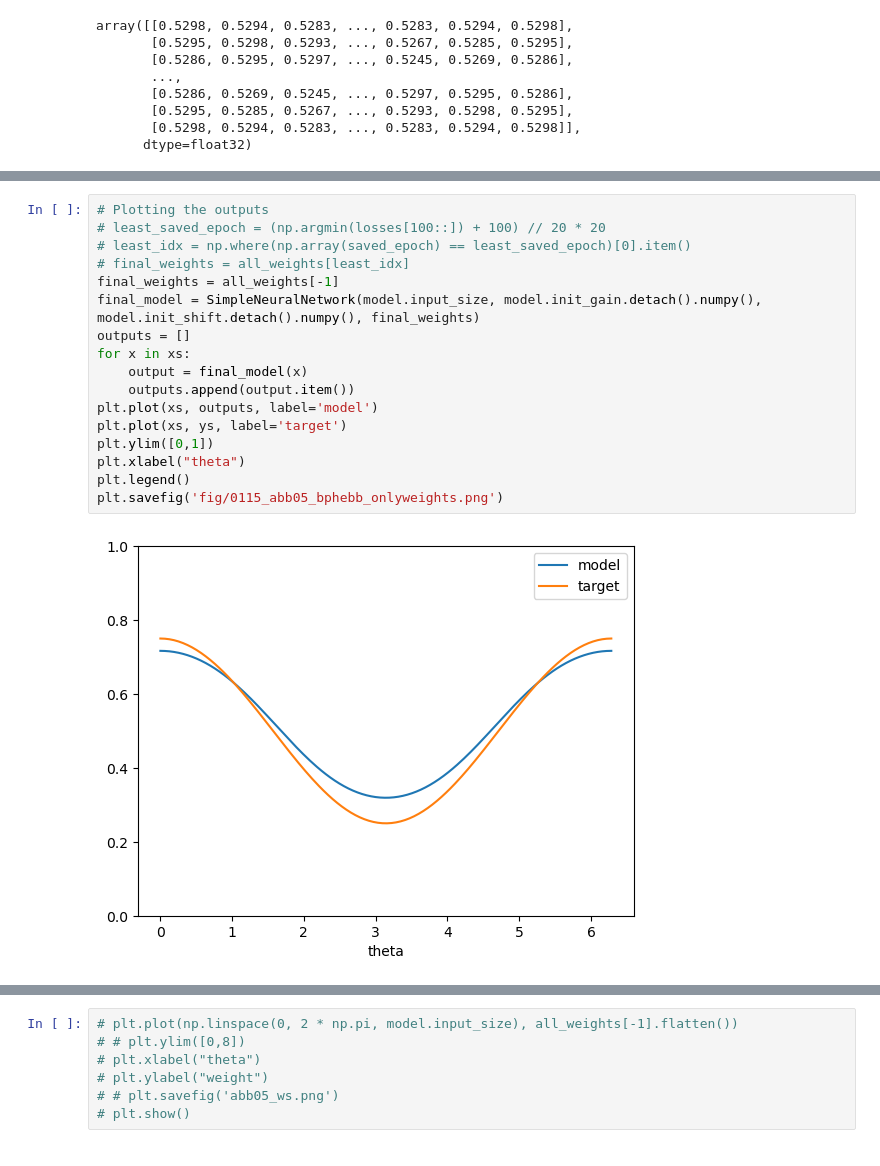
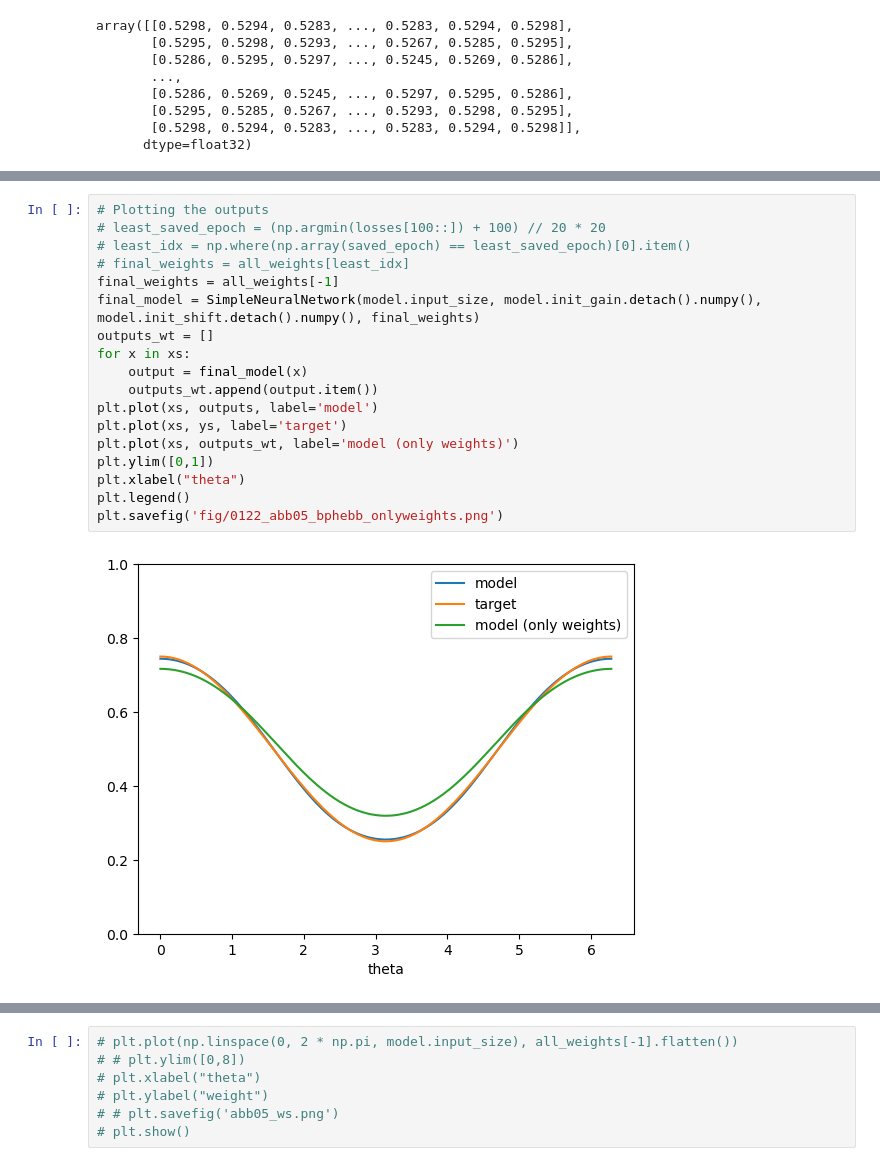
Before and after one commit to BeiGeJin/FBRNN, a Jupyter notebook: baseline_abb05/analysis_abb05_bphebb.ipynb, the cells around one changed output, grey strips where cells are left out. Cells and saved outputs as stored; diff of their text form.

```diff
--- a/baseline_abb05/analysis_abb05_bphebb.ipynb
+++ b/baseline_abb05/analysis_abb05_bphebb.ipynb
@@ -118,22 +118,23 @@ plt.show()
 # %%
 # Plotting the outputs
 # least_saved_epoch = (np.argmin(losses[100::]) + 100) // 20 * 20
 # least_idx = np.where(np.array(saved_epoch) == least_saved_epoch)[0].item()
 # final_weights = all_weights[least_idx]
 final_weights = all_weights[-1]
 final_model = SimpleNeuralNetwork(model.input_size, model.init_gain.detach().numpy(), model.init_shift.detach().numpy(), final_weights)
-outputs = []
+outputs_wt = []
 for x in xs:
     output = final_model(x)
-    outputs.append(output.item())
+    outputs_wt.append(output.item())
 plt.plot(xs, outputs, label='model')
 plt.plot(xs, ys, label='target')
+plt.plot(xs, outputs_wt, label='model (only weights)')
 plt.ylim([0,1])
 plt.xlabel("theta")
 plt.legend()
-plt.savefig('fig/0115_abb05_bphebb_onlyweights.png')
+plt.savefig('fig/0122_abb05_bphebb_onlyweights.png')
 # %% [output]
-[figure, old version]
+[figure, new version]
 # %%
 plt.plot(np.linspace(0, 2 * np.pi, model.input_size), final_weights.flatten())
 # plt.ylim([0,8])
```
Also changed, not shown: parts of 5 cells of this notebook, 11 other files.
